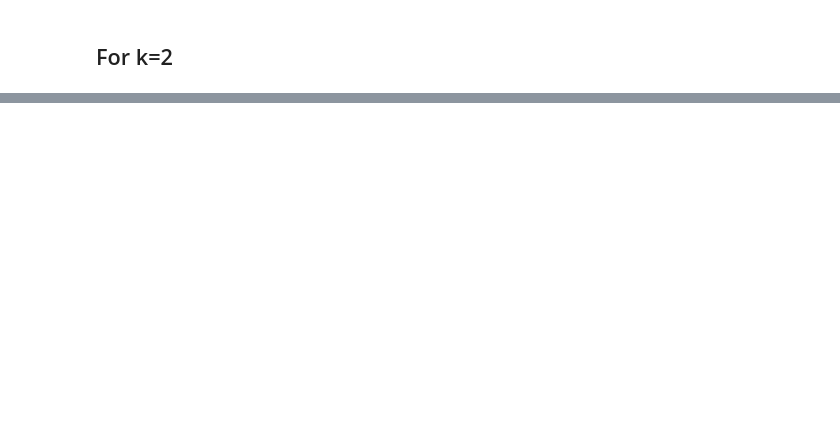
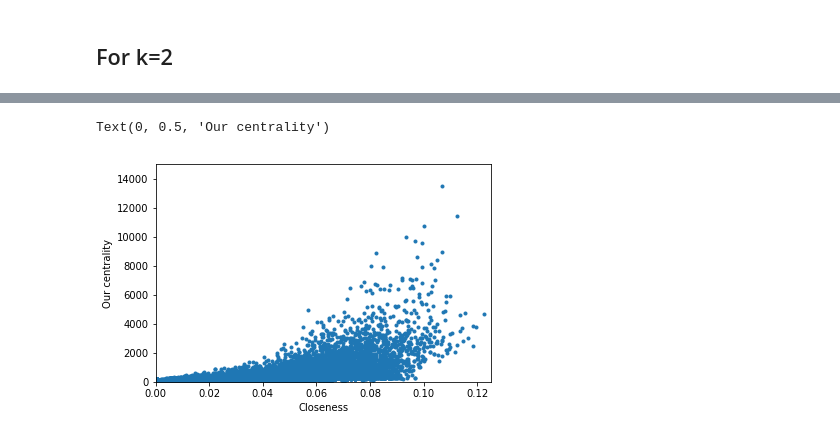
Before and after one commit to awiteck/ORF387, a Jupyter notebook: preliminary_data_analysis.ipynb, the cells around one changed output, grey strips where cells are left out. Drawn from its saved outputs; the diff is of its cells as text; code cells hidden in the pictures; blank space fills up the shorter version.

```diff
--- a/preliminary_data_analysis.ipynb
+++ b/preliminary_data_analysis.ipynb
@@ -124,0 +118,9 @@ centralities
+# %%
+plt.scatter(closeness_arr[:,1][:100000], centralities_arr[:,1][:100000], marker=".")
+plt.xlim((0, .125))
+plt.ylim((0, 15000))
+plt.xlabel("Closeness")
+plt.ylabel("Our centrality")
+# %% [output]
+Text(0, 0.5, 'Our centrality')
+[figure, added]
```
Also changed, not shown: parts of 35 cells of this notebook, 1 other file.
